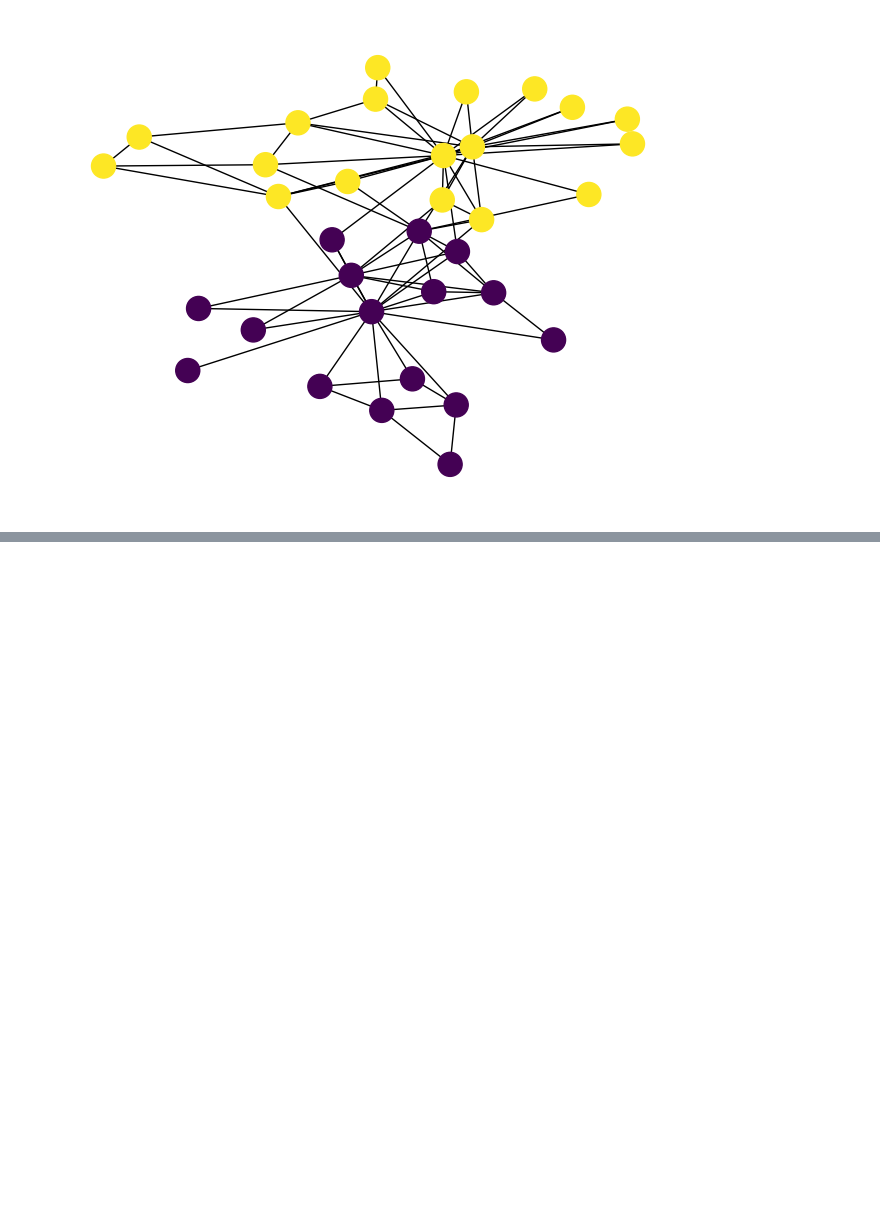
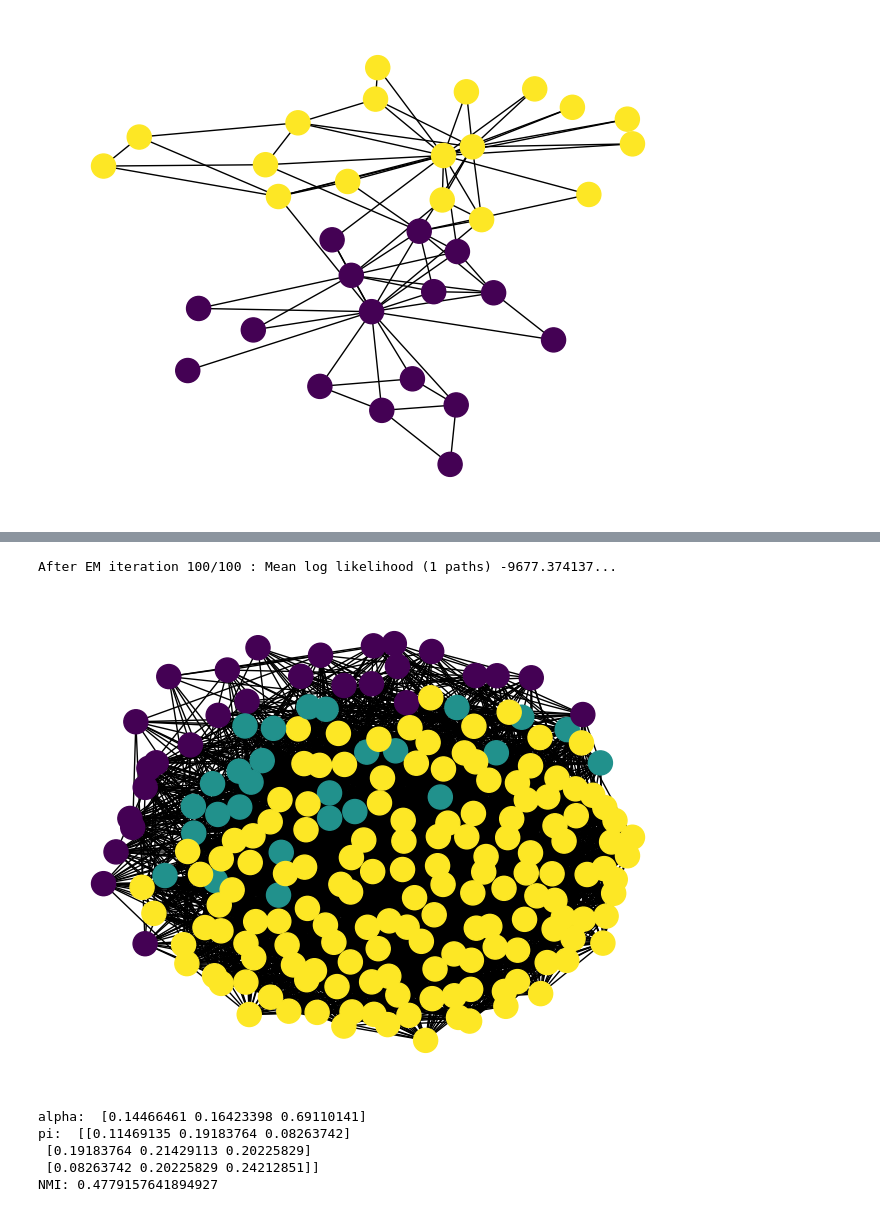
Before and after one commit to bastienlc/SBM-EM, a Jupyter notebook: metrics.ipynb, the cells around one changed output, grey strips where cells are left out. Saved outputs shown, nothing was run; the diff lists cells and outputs as text; code cells hidden in the pictures; blank space fills up the shorter version.

```diff
--- a/metrics.ipynb
+++ b/metrics.ipynb
@@ -111,0 +130,14 @@ Conductance of the clusters: 0.0004568713450292398 0.0004340277777777778
+# %%
+alpha, pi, tau = em_algorithm(X, Q, n_init=1, iterations=100)
+draw_graph(X, tau)
+print("alpha: ", alpha)
+print("pi: ", pi)
+print("NMI:", normalized_mutual_information(np.argmax(Z, axis=1), np.argmax(tau, axis=1)))
+# %% [output]
+After EM iteration 100/100 : Mean log likelihood (1 paths) -9677.374137...
+[figure, added]
+alpha:  [0.14466461 0.16423398 0.69110141]
+pi:  [[0.11469135 0.19183764 0.08263742]
+ [0.19183764 0.21429113 0.20225829]
+ [0.08263742 0.20225829 0.24212851]]
+NMI: 0.4779157641894927
```
Also changed, not shown: parts of 4 cells of this notebook, 4 other files.
